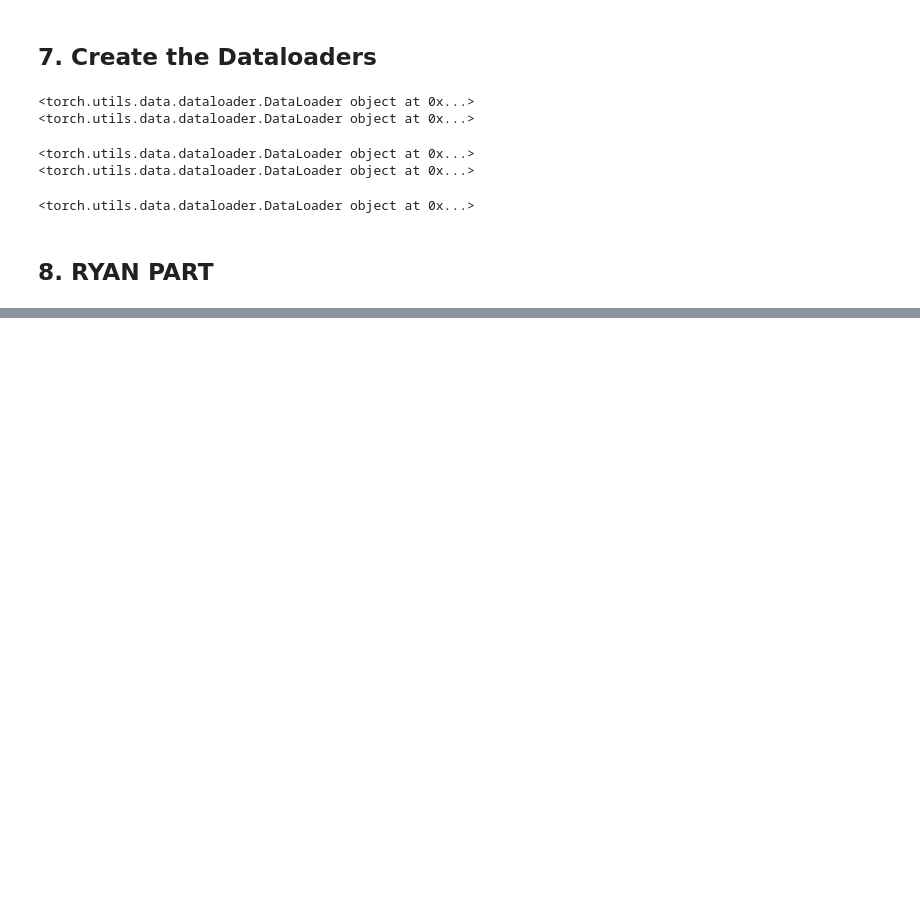
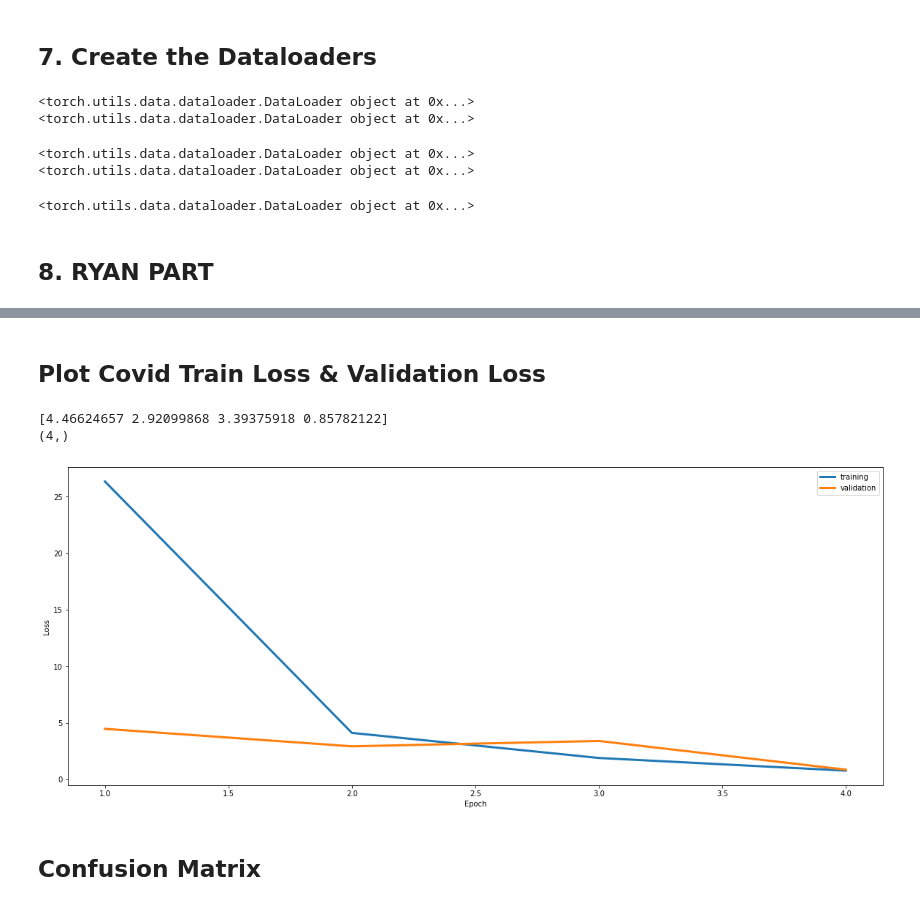
Before and after one commit to wilbertaristo/covid-lung-image-classifier, a Jupyter notebook: Small Project Final.ipynb, the cells around one changed output, grey strips where cells are left out. Cells and saved outputs as stored; diff of their text form; code cells hidden in the pictures; blank space fills up the shorter version.

```diff
--- a/Small Project Final.ipynb
+++ b/Small Project Final.ipynb
@@ -624 +624,11 @@ plt.show()
+# %% [markdown]
+## Plot Covid Train Loss & Validation Loss
+# %%
+plot_graph('covid_train_loss.npy', 'covid.npy')
+# %% [output]
+[4.46624657 2.92099868 3.39375918 0.85782122]
+(4,)
+[figure, added]
+# %% [markdown]
+## Confusion Matrix
 # %%
```
Also changed, not shown: parts of 10 cells of this notebook, 1 other file.
